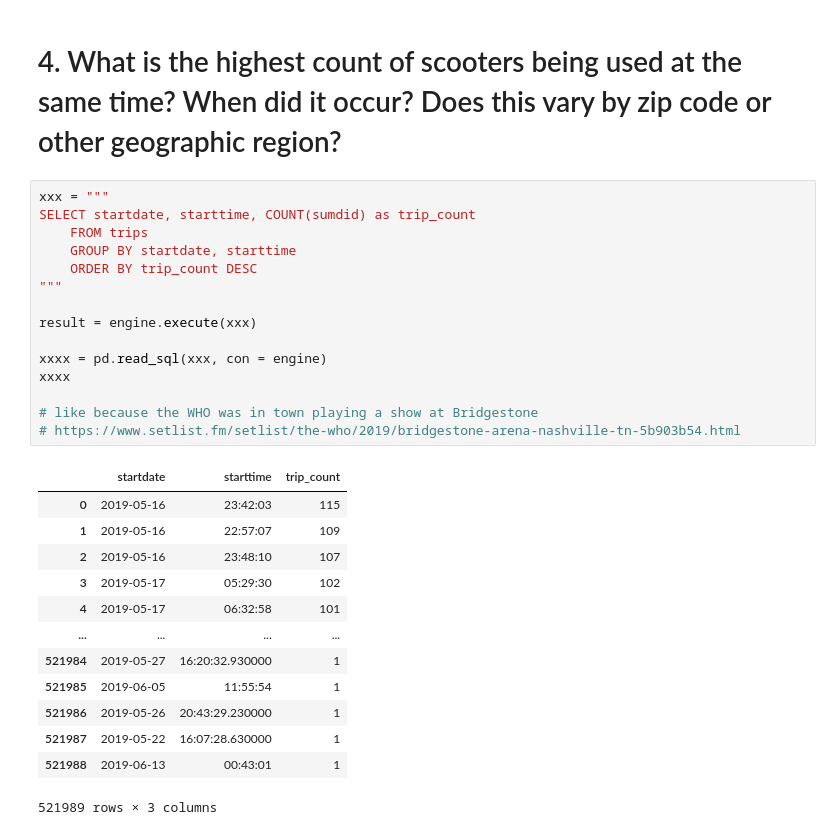
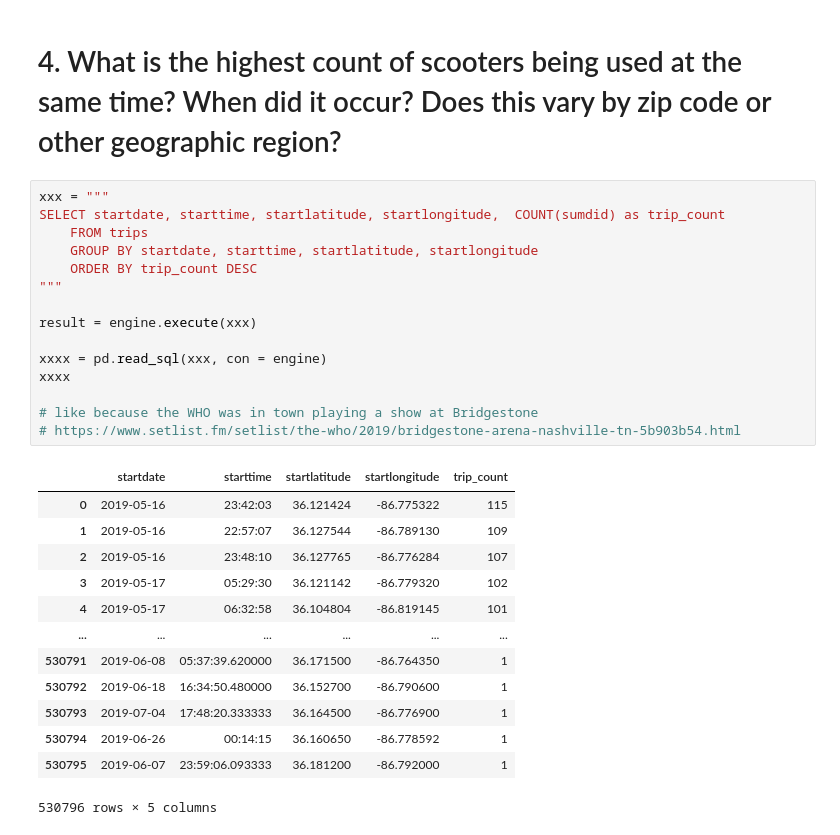
Before and after one commit to NSS-Data-Analytics-Cohort-8/scooter-partner1-whenhugocallsuspythonistas, a Jupyter notebook: notebooks/eda.ipynb, the cells around one changed output. Cells and saved outputs as stored; diff of their text form.

```diff
--- a/notebooks/eda.ipynb
+++ b/notebooks/eda.ipynb
@@ -281,30 +285,30 @@ plt.show()
 # 4. What is the highest count of scooters being used at the same time? When did it occur? Does this vary by zip code or other geographic region?
 # %%
 xxx = """
-SELECT startdate, starttime, COUNT(sumdid) as trip_count
+SELECT startdate, starttime, startlatitude, startlongitude,  COUNT(sumdid) as trip_count
     FROM trips
-    GROUP BY startdate, starttime
+    GROUP BY startdate, starttime, startlatitude, startlongitude
     ORDER BY trip_count DESC
 """
 
 result = engine.execute(xxx)
 
 xxxx = pd.read_sql(xxx, con = engine)
 xxxx
 
 # like because the WHO was in town playing a show at Bridgestone
 # https://www.setlist.fm/setlist/the-who/2019/bridgestone-arena-nashville-tn-5b903b54.html
 # %% [output]
-|  | startdate | starttime | trip_count |
-| 0 | 2019-05-16 | 23:42:03 | 115 |
-| 1 | 2019-05-16 | 22:57:07 | 109 |
-| 2 | 2019-05-16 | 23:48:10 | 107 |
-| 3 | 2019-05-17 | 05:29:30 | 102 |
-| 4 | 2019-05-17 | 06:32:58 | 101 |
-| ... | ... | ... | ... |
-| 521984 | 2019-05-27 | 16:20:32.930000 | 1 |
-| 521985 | 2019-06-05 | 11:55:54 | 1 |
-| 521986 | 2019-05-26 | 20:43:29.230000 | 1 |
-| 521987 | 2019-05-22 | 16:07:28.630000 | 1 |
-| 521988 | 2019-06-13 | 00:43:01 | 1 |
+|  | startdate | starttime | startlatitude | startlongitude | trip_count |
+| 0 | 2019-05-16 | 23:42:03 | 36.121424 | -86.775322 | 115 |
+| 1 | 2019-05-16 | 22:57:07 | 36.127544 | -86.789130 | 109 |
+| 2 | 2019-05-16 | 23:48:10 | 36.127765 | -86.776284 | 107 |
+| 3 | 2019-05-17 | 05:29:30 | 36.121142 | -86.779320 | 102 |
+| 4 | 2019-05-17 | 06:32:58 | 36.104804 | -86.819145 | 101 |
+| ... | ... | ... | ... | ... | ... |
+| 530791 | 2019-06-08 | 05:37:39.620000 | 36.171500 | -86.764350 | 1 |
+| 530792 | 2019-06-18 | 16:34:50.480000 | 36.152700 | -86.790600 | 1 |
+| 530793 | 2019-07-04 | 17:48:20.333333 | 36.164500 | -86.776900 | 1 |
+| 530794 | 2019-06-26 | 00:14:15 | 36.160650 | -86.778592 | 1 |
+| 530795 | 2019-06-07 | 23:59:06.093333 | 36.181200 | -86.792000 | 1 |
-521989 rows × 3 columns
+530796 rows × 5 columns
```
Also changed, not shown: parts of 8 cells of this notebook.
